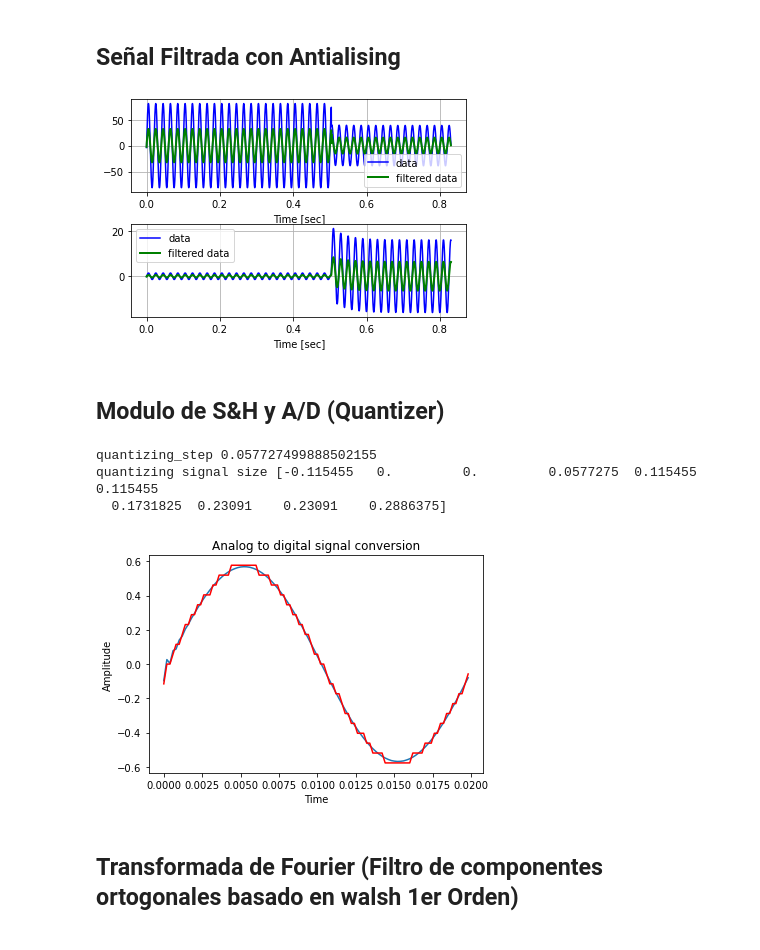
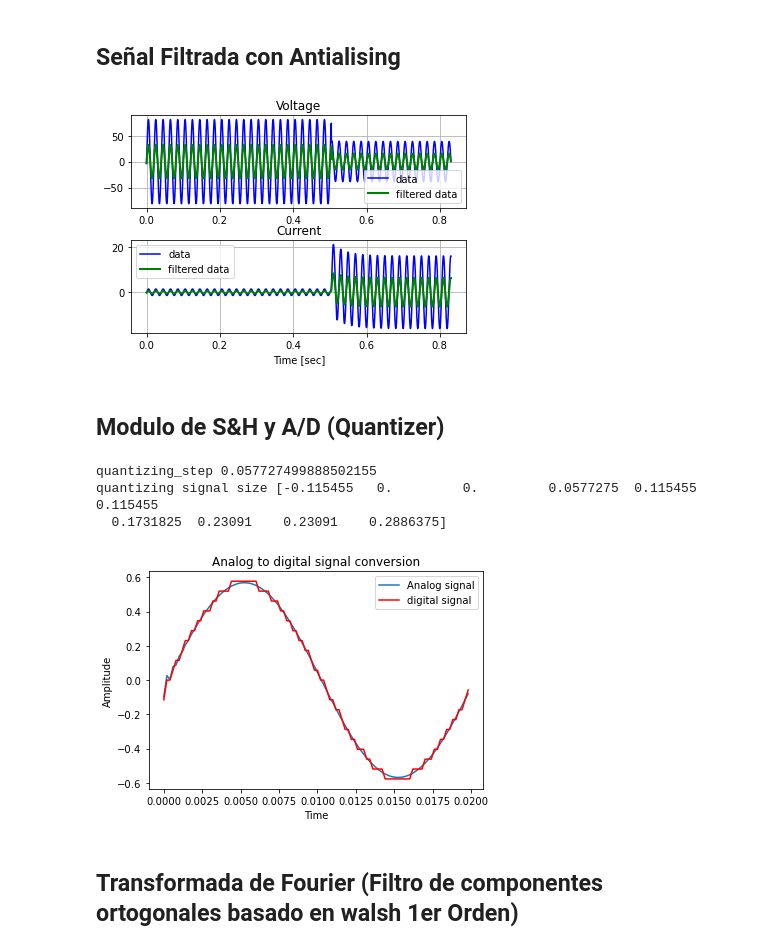
Before and after one commit to andresenrique08/Virtual_Relay_Course, a Jupyter notebook: Pruebitas_notebook.ipynb, the cells around one changed output. Saved outputs shown, nothing was run; the diff lists cells and outputs as text; code cells hidden in the pictures.

```diff
--- a/Pruebitas_notebook.ipynb
+++ b/Pruebitas_notebook.ipynb
@@ -84,29 +85,30 @@ plt.tight_layout()
 # %%
 # zi = signal.lfilter_zi(b, a)
 VA_Filtered = signal.lfilter(b,a,Voltage_A)
 IA_Filtered = signal.lfilter(b,a,Current_A)
 
 # print(VA_Filtered)
 # print(len(Voltage_A))
 
 plt.subplot(2, 1, 1)
 plt.plot(time, Voltage_A, 'b-', label='data')
 plt.plot(time, VA_Filtered, 'g-', linewidth=2, label='filtered data')
-plt.xlabel('Time [sec]')
+plt.title('Voltage')
 plt.grid()
 plt.legend()
 
 plt.subplot(2, 1, 2)
 plt.plot(time, Current_A, 'b-', label='data')
 plt.plot(time, IA_Filtered, 'g-', linewidth=2, label='filtered data')
 plt.xlabel('Time [sec]')
+plt.title('Current')
 plt.grid()
 plt.legend()
 
 plt.subplots_adjust(hspace=0.35)
 plt.show()
 # %% [output]
-[figure, old version]
+[figure, new version]
 # %% [markdown]
 ## Modulo de S&H y A/D (Quantizer)
 # %%
@@ -128,20 +130,21 @@ quantizing_signal   = np.round (IA_Filtered / quantizing_step) * quantizing_step
 print('quantizing signal size', quantizing_signal[0:10])
 
 fig = plt.figure ()
-plt.plot (time[0:100],  IA_Filtered[0:100]  );
+plt.plot (time[0:100],  IA_Filtered[0:100],label='Analog signal'  );
 #plt.stem (sampling_time, sampling_signal);
 #plt.stem (time[0:50], quantizing_signal[0:50], linefmt='r-', markerfmt='rs', basefmt='r-');
-plt.plot(time[0:100], quantizing_signal[0:100], 'r-')
+plt.plot(time[0:100], quantizing_signal[0:100], 'r-',label='digital signal')
 plt.title("Analog to digital signal conversion")
 plt.xlabel("Time")
 plt.ylabel("Amplitude")
+plt.legend()
 
 plt.show()
 # %% [output]
 quantizing_step 0.057727499888502155
 quantizing signal size [-0.115455   0.         0.         0.0577275  0.115455   0.115455
   0.1731825  0.23091    0.23091    0.2886375]
-[figure, old version]
+[figure, new version]
 # %% [markdown]
 ## Transformada de Fourier (Filtro de componentes ortogonales basado en walsh 1er Orden)
 # %%
```
Also changed, not shown: parts of 2 cells of this notebook, 1 other file.
